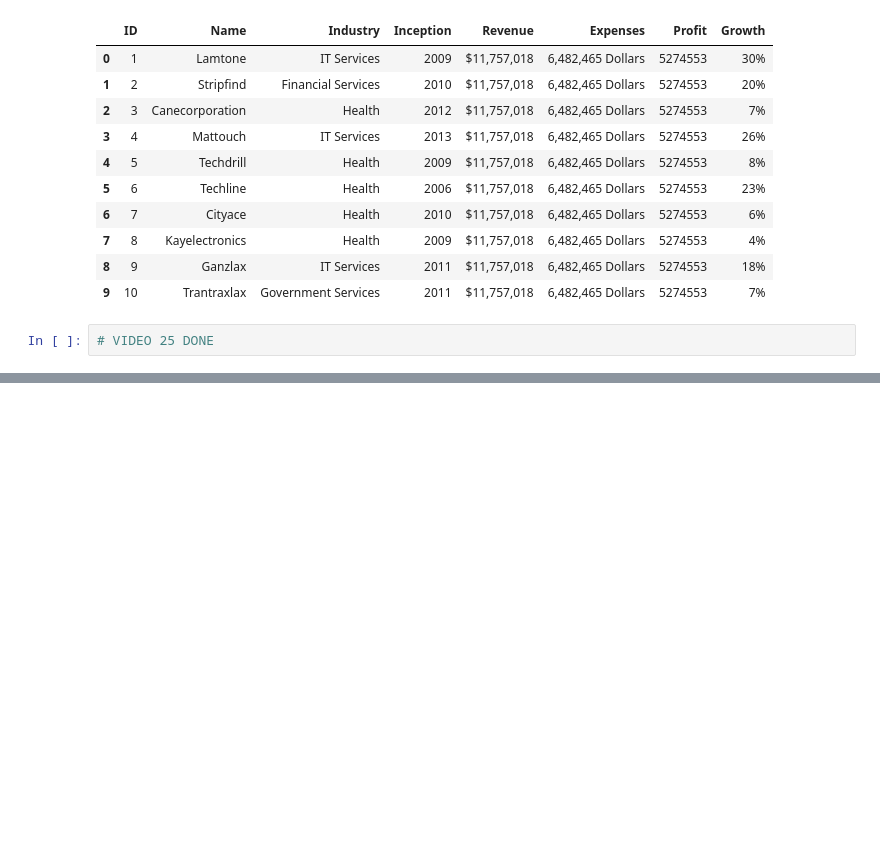
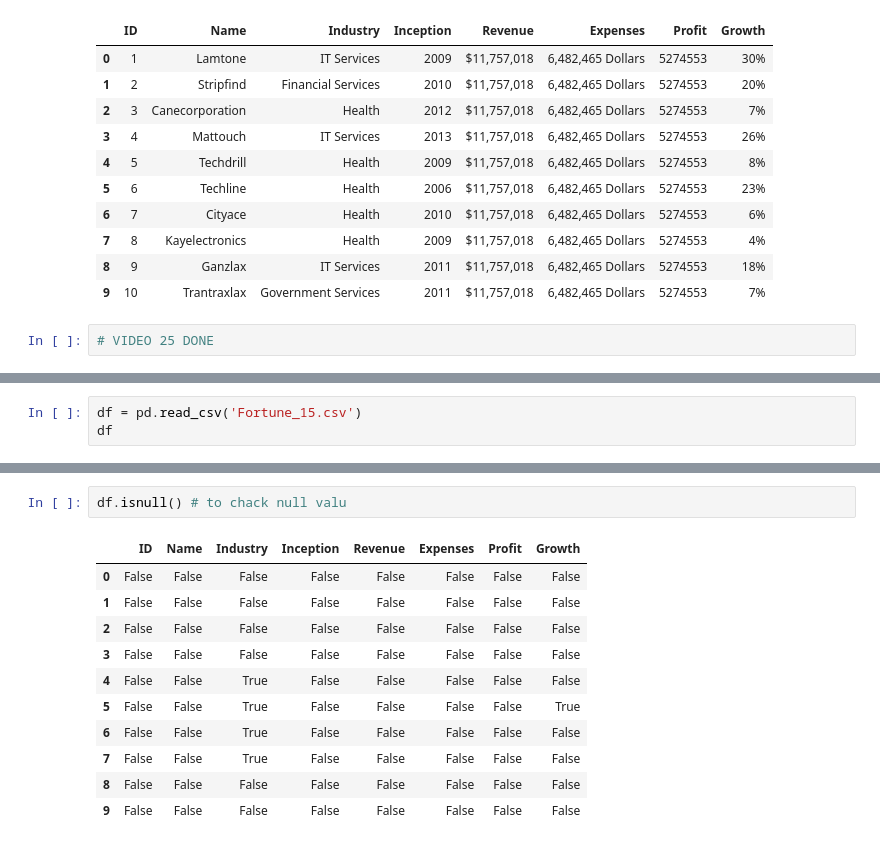
Before and after one commit to Shantonu-Acharjee/All-Gide-Bank, a Jupyter notebook: ARTIFICIAL_INTELLIGENCE_Gide_Bank/MACHINE_LEARNING_GIDE_BANK/PANDAS/Pandas_Gide.ipynb, the cells around one changed output, grey strips where cells are left out. Drawn from its saved outputs; the diff is of its cells as text; blank space fills up the shorter version.

```diff
--- a/ARTIFICIAL_INTELLIGENCE_Gide_Bank/MACHINE_LEARNING_GIDE_BANK/PANDAS/Pandas_Gide.ipynb
+++ b/ARTIFICIAL_INTELLIGENCE_Gide_Bank/MACHINE_LEARNING_GIDE_BANK/PANDAS/Pandas_Gide.ipynb
@@ -1016,0 +1019,3 @@ df
+# %%
+df = pd.read_csv('Fortune_15.csv')
+df
@@ -1016,0 +1034,14 @@ df
+# %%
+df.isnull() # to chack null valu
+# %% [output]
+|  | ID | Name | Industry | Inception | Revenue | Expenses | Profit | Growth |
+| 0 | False | False | False | False | False | False | False | False |
+| 1 | False | False | False | False | False | False | False | False |
+| 2 | False | False | False | False | False | False | False | False |
+| 3 | False | False | False | False | False | False | False | False |
+| 4 | False | False | True | False | False | False | False | False |
+| 5 | False | False | True | False | False | False | False | True |
+| 6 | False | False | True | False | False | False | False | False |
+| 7 | False | False | True | False | False | False | False | False |
+| 8 | False | False | False | False | False | False | False | False |
+| 9 | False | False | False | False | False | False | False | False |
```
Also changed, not shown: parts of 14 cells of this notebook.
